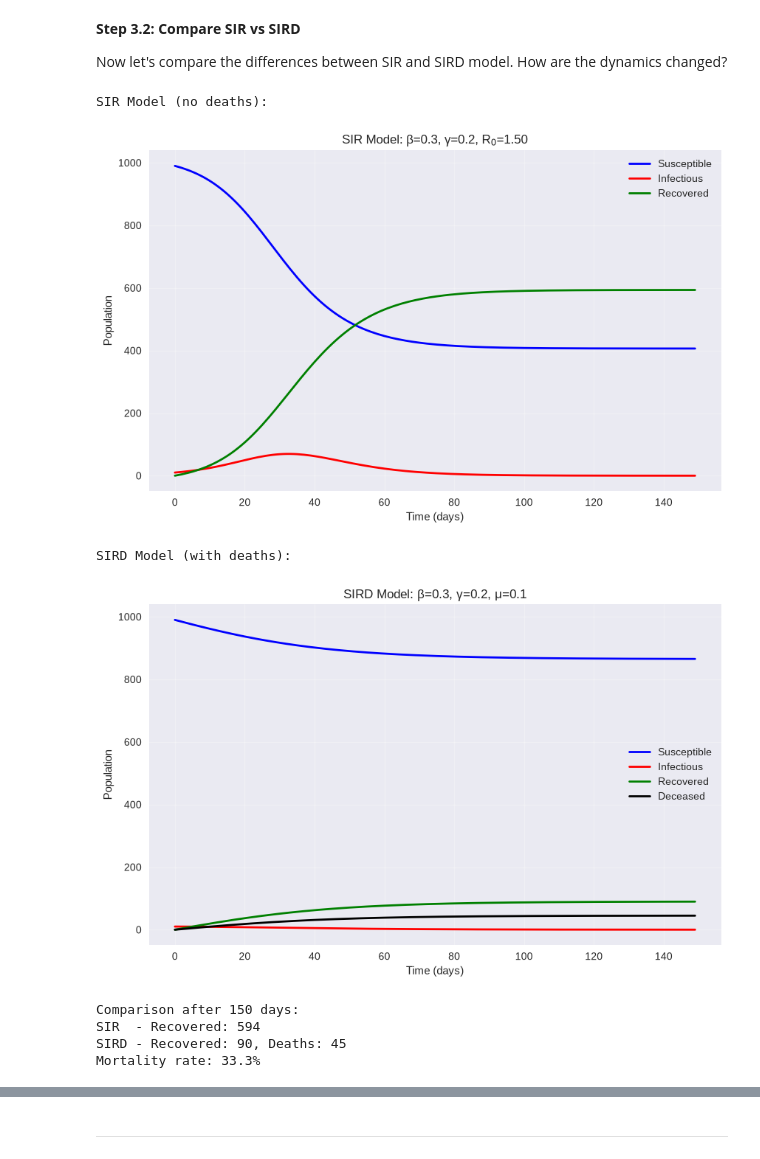
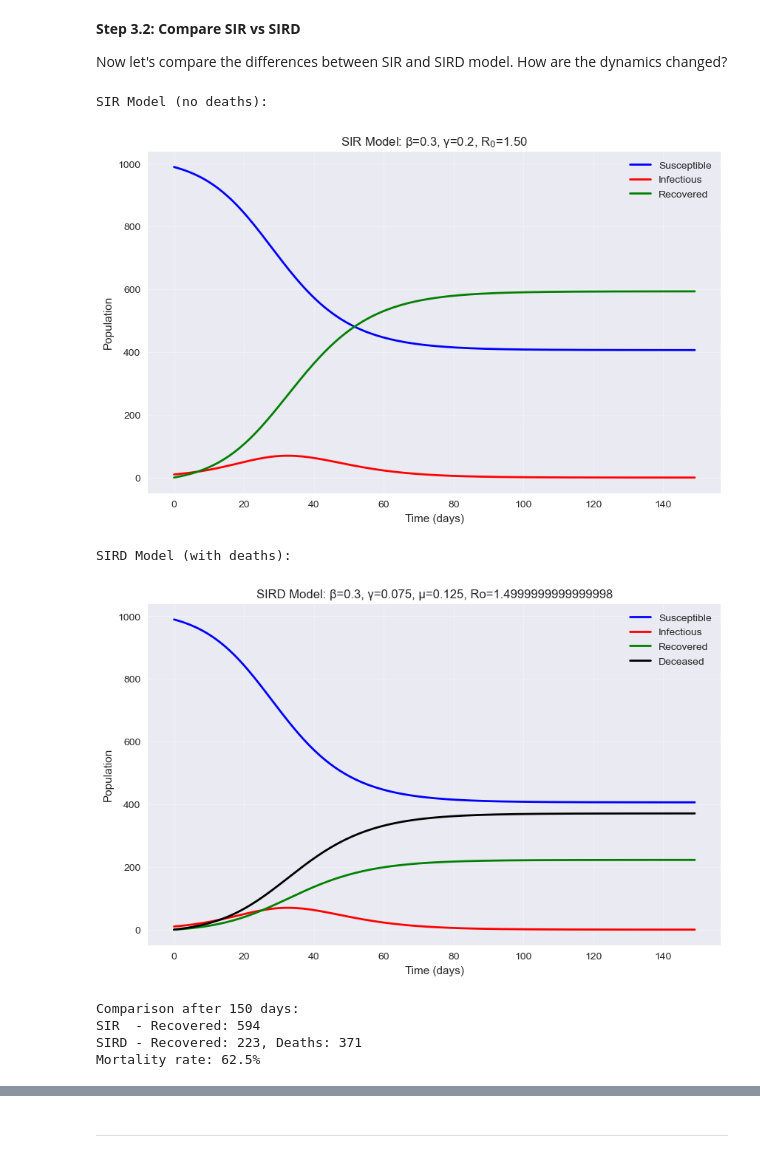
Before and after one commit to Frank03Lambert/MSMBS-Group07, a Jupyter notebook: Assignment1/KEN3170-SIR_Practical_Starter.ipynb, the cells around one changed output, grey strips where cells are left out. Drawn from its saved outputs; the diff is of its cells as text; code cells hidden in the pictures.

```diff
--- a/Assignment1/KEN3170-SIR_Practical_Starter.ipynb
+++ b/Assignment1/KEN3170-SIR_Practical_Starter.ipynb
@@ -168,8 +168,8 @@ def run_sir_simulation(beta, gamma, N=1000, I0=10, days=150):
 ##############################################
 # Test your simulation function
 ##############################################
-beta = 0.25
-gamma = 0.2
+beta = 0.3
+gamma = 0.1
 
 print(f"Running SIR simulation with β={beta}, γ={gamma}")
 print(f"R0 = {beta/gamma:.2f}")
@@ -181,6 +181,6 @@ peak_infected = np.max(I)
 peak_day = np.argmax(I)
 final_recovered = R[-1]
 
-print(f"Peak infections: {peak_infected:.0f} on day {peak_day}")
+print(f"Peak infections: {peak_infected:.0f} on day {peak_day}, gamma/beta {gamma/beta}, Peak: N/R0 (number of susceptibles remaining) = {1000/(beta/gamma)}")
 print(f"Final recovered: {final_recovered:.0f}")
 # %% [output]
@@ -384,7 +384,7 @@ def run_sird_simulation(beta, gamma, mu, N=1000, I0=10, days=150):
 
     plt.xlabel('Time (days)')
     plt.ylabel('Population')
-    plt.title(f'SIRD Model: β={beta}, γ={gamma}, μ={mu}')
+    plt.title(f'SIRD Model: β={beta}, γ={gamma}, μ={mu}, Ro={beta/(gamma + mu)}')
     plt.legend()
     plt.grid(True, alpha=0.3)
     plt.show()
@@ -396,31 +396,32 @@ def run_sird_simulation(beta, gamma, mu, N=1000, I0=10, days=150):
 Now let's compare the differences between SIR and SIRD model. How are the dynamics changed?
 # %%
 # 🟡 calculate number of recovered
-beta, gamma, mu = 0.3, 0.2, 0.1
+beta, gamma = 0.3, 0.2
 
 print("SIR Model (no deaths):")
 t_sir, S_sir, I_sir, R_sir = run_sir_simulation(beta, gamma)
 
+beta, gamma, mu = 0.3, 0.075, 0.125
 print("\nSIRD Model (with deaths):")
 t_sird, S_sird, I_sird, R_sird, D_sird = run_sird_simulation(beta, gamma, mu)
 
 # TODO: Calculate and compare final outcomes
 print(f"\nComparison after {len(t_sir)} days:")
 print(f"SIR  - Recovered: {R_sir[-1]:.0f}")
 print(f"SIRD - Recovered: {R_sird[-1]:.0f}, Deaths: {D_sird[-1]:.0f}")
 
 # TODO: Calculate mortality rate
 mortality_rate = D_sird[-1] / (D_sird[-1] + R_sird[-1]) * 100   #deaths / (deaths + recovered) * 100
 print(f"Mortality rate: {mortality_rate:.1f}%")
 # %% [output]
 SIR Model (no deaths):
 [figure]
 SIRD Model (with deaths):
-[figure, old version]
+[figure, new version]
 Comparison after 150 days:
 SIR  - Recovered: 594
-SIRD - Recovered: 90, Deaths: 45
-Mortality rate: 33.3%
+SIRD - Recovered: 223, Deaths: 371
+Mortality rate: 62.5%
 # %% [markdown]
 **Step 3.3: Interpretation**
 
```
Also changed, not shown: parts of 11 cells of this notebook.
